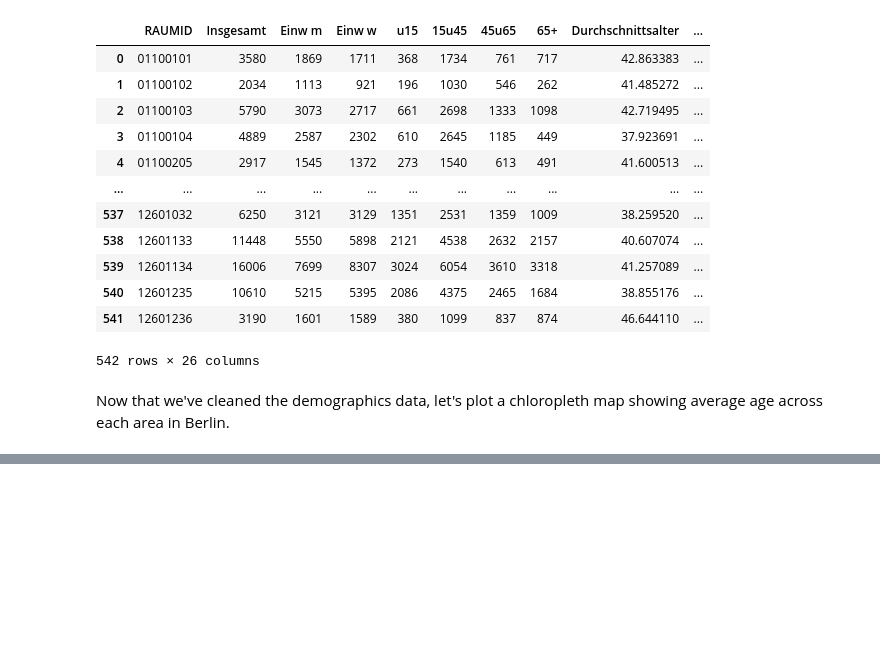
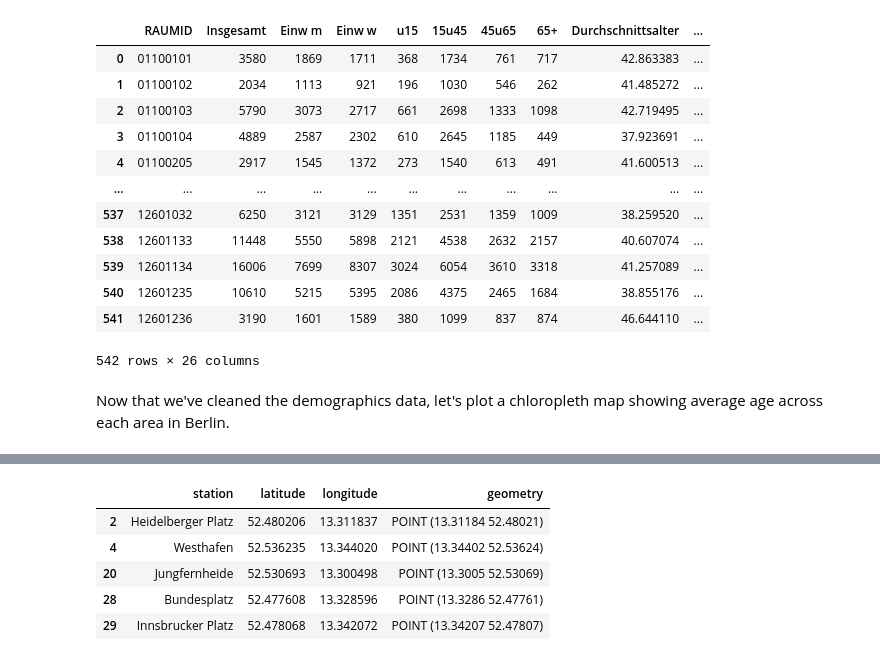
Before and after one commit to aedpluto/berlin-transport, a Jupyter notebook: python-analysis/mapping-berlin.ipynb, the cells around one changed output, grey strips where cells are left out. Drawn from its saved outputs; the diff is of its cells as text; code cells hidden in the pictures; blank space fills up the shorter version.

```diff
--- a/python-analysis/mapping-berlin.ipynb
+++ b/python-analysis/mapping-berlin.ipynb
@@ -447,0 +447,14 @@ This suggests that average age is higher further outside the city centre. Let's
+# %%
+# create a subset of the stations df containing just the Ringbahn
+subsetRingbahnStations, subsetRingbahnRoute = extractTrainline(stations, routes, "S42")
+
+# create a GeoDataFrame with the Ringbahn latitudes and longitudes
+geopd_latslongs = gpd.GeoDataFrame(subsetRingbahnStations, geometry=gpd.points_from_xy(subsetRingbahnStations.longitude, subsetRingbahnStations.latitude))
+geopd_latslongs.head()
+# %% [output]
+|  | station | latitude | longitude | geometry |
+| 2 | Heidelberger Platz | 52.480206 | 13.311837 | POINT (13.31184 52.48021) |
+| 4 | Westhafen | 52.536235 | 13.344020 | POINT (13.34402 52.53624) |
+| 20 | Jungfernheide | 52.530693 | 13.300498 | POINT (13.3005 52.53069) |
+| 28 | Bundesplatz | 52.477608 | 13.328596 | POINT (13.3286 52.47761) |
+| 29 | Innsbrucker Platz | 52.478068 | 13.342072 | POINT (13.34207 52.47807) |
```
Also changed, not shown: parts of 5 cells of this notebook.
